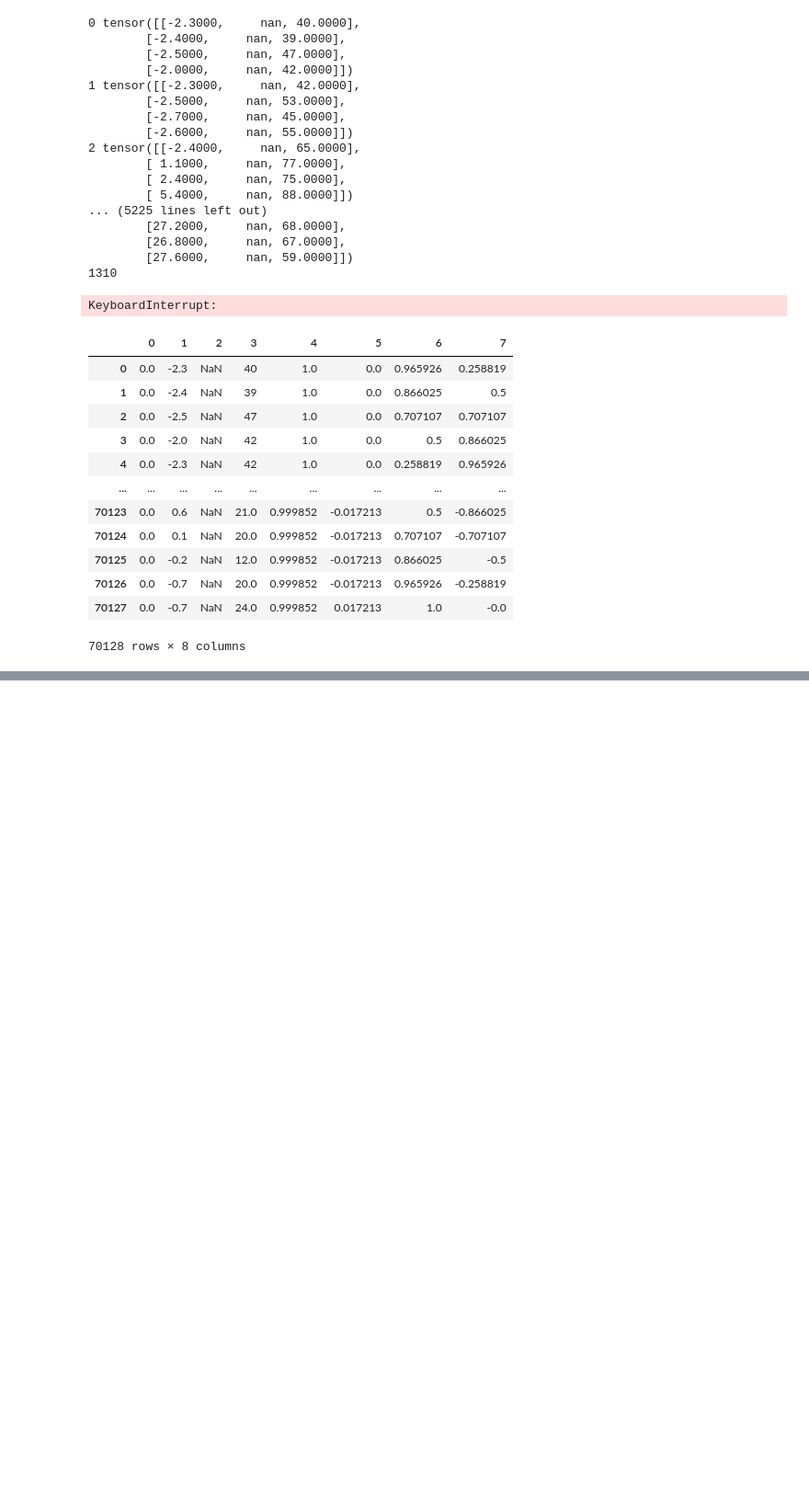
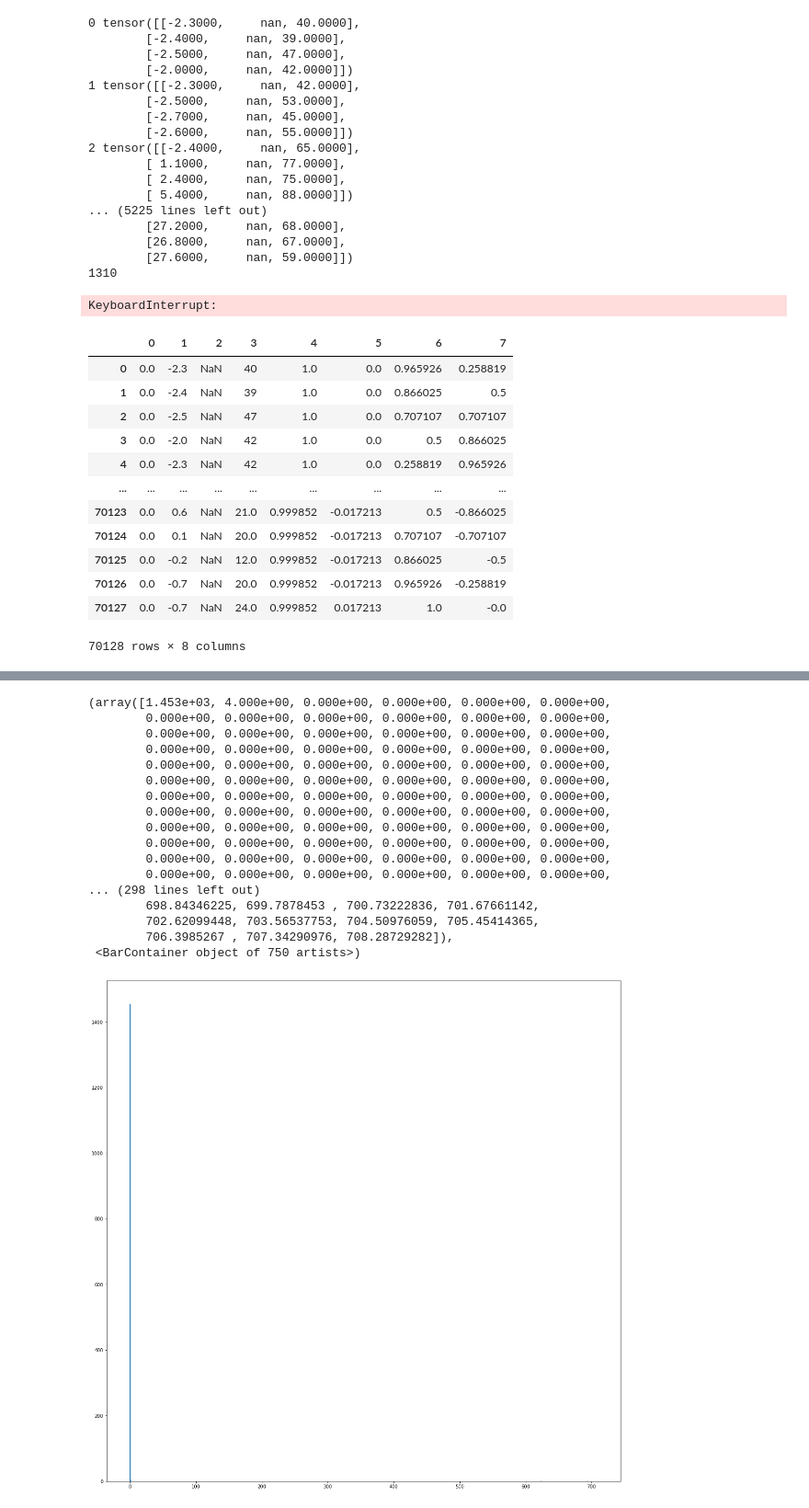
Before and after one commit to djkim0516/Local_Solar_Ratio, a Jupyter notebook: test.ipynb, the cells around one changed output, grey strips where cells are left out. Shown at 92% size. Saved outputs shown, nothing was run; the diff lists cells and outputs as text; code cells hidden in the pictures; blank space fills up the shorter version.

```diff
--- a/test.ipynb
+++ b/test.ipynb
@@ -936,0 +889,3 @@ print(output)
+# %%
+ray_dataset.columns = solar_dataset.columns
+ray_dataset
@@ -936,0 +906,3 @@ print(output)
+# %%
+
+temp = solar_dataset / ray_dataset
@@ -936,0 +945,2 @@ print(output)
+# %%
+temp0 = temp.loc[12::24][['경상대',  '부산복합자재창고',  '인천수산정수장', '하동보건소', '신안']]
@@ -936,0 +1066,24 @@ print(output)
+# %%
+import matplotlib.pyplot as plt
+%matplotlib inline
+plt.figure(figsize=(20,20))
+plt.hist(temp0.iloc[:,0], bins=750)
+# %% [output]
+(array([1.453e+03, 4.000e+00, 0.000e+00, 0.000e+00, 0.000e+00, 0.000e+00,
+        0.000e+00, 0.000e+00, 0.000e+00, 0.000e+00, 0.000e+00, 0.000e+00,
+        0.000e+00, 0.000e+00, 0.000e+00, 0.000e+00, 0.000e+00, 0.000e+00,
+        0.000e+00, 0.000e+00, 0.000e+00, 0.000e+00, 0.000e+00, 0.000e+00,
+        0.000e+00, 0.000e+00, 0.000e+00, 0.000e+00, 0.000e+00, 0.000e+00,
+        0.000e+00, 0.000e+00, 0.000e+00, 0.000e+00, 0.000e+00, 0.000e+00,
+        0.000e+00, 0.000e+00, 0.000e+00, 0.000e+00, 0.000e+00, 0.000e+00,
+        0.000e+00, 0.000e+00, 0.000e+00, 0.000e+00, 0.000e+00, 0.000e+00,
+        0.000e+00, 0.000e+00, 0.000e+00, 0.000e+00, 0.000e+00, 0.000e+00,
+        0.000e+00, 0.000e+00, 0.000e+00, 0.000e+00, 0.000e+00, 0.000e+00,
+        0.000e+00, 0.000e+00, 0.000e+00, 0.000e+00, 0.000e+00, 0.000e+00,
+        0.000e+00, 0.000e+00, 0.000e+00, 0.000e+00, 0.000e+00, 0.000e+00,
+... (298 lines left out)
+        698.84346225, 699.7878453 , 700.73222836, 701.67661142,
+        702.62099448, 703.56537753, 704.50976059, 705.45414365,
+        706.3985267 , 707.34290976, 708.28729282]),
+ <BarContainer object of 750 artists>)
+[figure, added]
```
Also changed, not shown: parts of 32 cells of this notebook, 12 other files.
